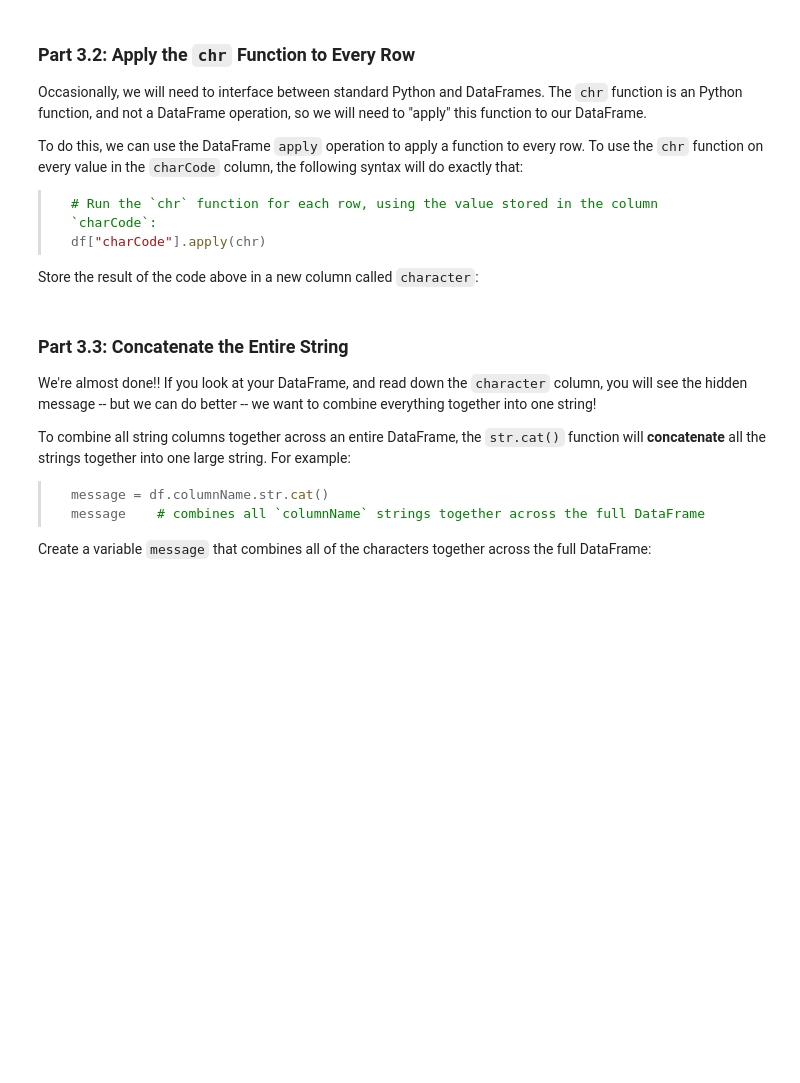
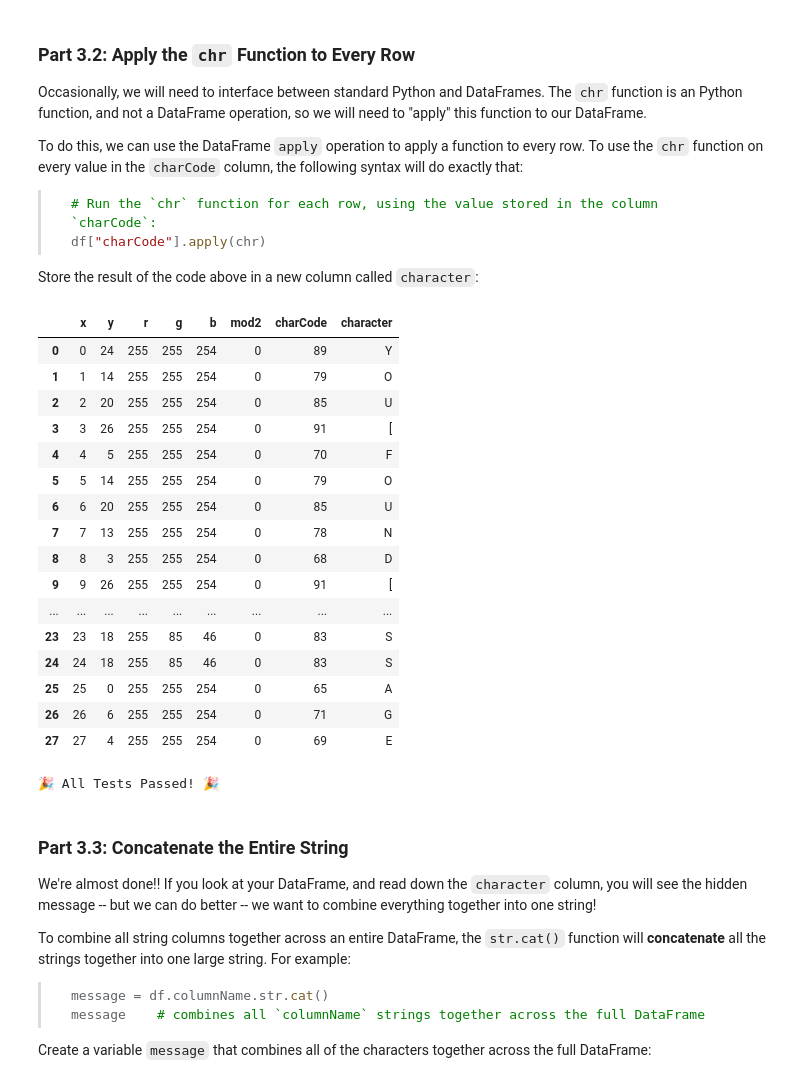
Before and after one commit to dbsebastian/micro_pr1, a Jupyter notebook: microproject-09-image-steganography/microproject-09-image-steganography.ipynb, the cells around one changed output. Saved outputs shown, nothing was run; the diff lists cells and outputs as text; code cells hidden in the pictures; blank space fills up the shorter version.

```diff
--- a/microproject-09-image-steganography/microproject-09-image-steganography.ipynb
+++ b/microproject-09-image-steganography/microproject-09-image-steganography.ipynb
@@ -80,4 +96,5 @@ Using the image `df` loaded earlier, first filter the DataFrame to **only the fi
 # %%
 # Filter the DataFrame to only the first 27 rows of the image (y=0 to y=26),
 # making sure to include all of the columns:
-...
+df = df[ (df["y"]>=0) & (df["y"]<27) ]
+df
@@ -111,0 +142,2 @@ Create a new column called `mod2` that stores the result of the operation `df['b
+# %%
+df["mod2"] = df.b % 2
@@ -121,4 +186,5 @@ print(f"{tada} All Tests Passed! {tada}")
 Our steganography algorithm hides our message in the cells with **even values for the blue component**.  Using your `mod2` column you just created and your knowledge of the result of the `mod2` operation, filter your DataFrame to only contain the pixels with an even value for the blue component:
 # %%
 # Filter your DataFrame to contain ONLY pixels with even-valued blue components:
-...
+df = df[df["mod2"] == 0].reset_index(drop=True)
+df
@@ -155,4 +245,5 @@ Let's use the fact this is already built into Python (and all other programming
 The `charCode` column can be created by adding `65` to the `y` value of each row so that `y=0` has a `charCode` of `65`, `y=1` has a `charCode` of `66`, and so on.  Create this new column below:
 # %%
 # Add the column "charCode":
-...
+df["charCode"] = df["y"] + 65
+df
@@ -178,8 +289,26 @@ To do this, we can use the DataFrame `apply` operation to apply a function to ev
 Store the result of the code above in a new column called `character`:
 # %%
 # Create a new column `character` by using the apply function:
-df["character"] = ...
+df["character"] = df.charCode.apply(chr)
 df
+# %% [output]
+|  | x | y | r | g | b | mod2 | charCode | character |
+| 0 | 0 | 24 | 255 | 255 | 254 | 0 | 89 | Y |
+| 1 | 1 | 14 | 255 | 255 | 254 | 0 | 79 | O |
+| 2 | 2 | 20 | 255 | 255 | 254 | 0 | 85 | U |
+| 3 | 3 | 26 | 255 | 255 | 254 | 0 | 91 | [ |
+| 4 | 4 | 5 | 255 | 255 | 254 | 0 | 70 | F |
+| 5 | 5 | 14 | 255 | 255 | 254 | 0 | 79 | O |
+| 6 | 6 | 20 | 255 | 255 | 254 | 0 | 85 | U |
+| 7 | 7 | 13 | 255 | 255 | 254 | 0 | 78 | N |
+| 8 | 8 | 3 | 255 | 255 | 254 | 0 | 68 | D |
+| 9 | 9 | 26 | 255 | 255 | 254 | 0 | 91 | [ |
+| ... | ... | ... | ... | ... | ... | ... | ... | ... |
+| 23 | 23 | 18 | 255 | 85 | 46 | 0 | 83 | S |
+| 24 | 24 | 18 | 255 | 85 | 46 | 0 | 83 | S |
+| 25 | 25 | 0 | 255 | 255 | 254 | 0 | 65 | A |
+| 26 | 26 | 6 | 255 | 255 | 254 | 0 | 71 | G |
+| 27 | 27 | 4 | 255 | 255 | 254 | 0 | 69 | E |
 # %%
 ### TEST CASE for Part 3.2: Apply the `chr` Function to Every Row
 tada = "\N{PARTY POPPER}"
@@ -189,6 +318,8 @@ assert(len(df[df.character == "E"] == 4)), "Your character translation is incorr
 assert(len(df[df.character == "S"] == 2)), "Your character translation is incorrect."
 
 print(f"{tada} All Tests Passed! {tada}")
+# %% [output]
+🎉 All Tests Passed! 🎉
 # %% [markdown]
 ### Part 3.3: Concatenate the Entire String
 
```
Also changed, not shown: parts of 22 cells of this notebook.
